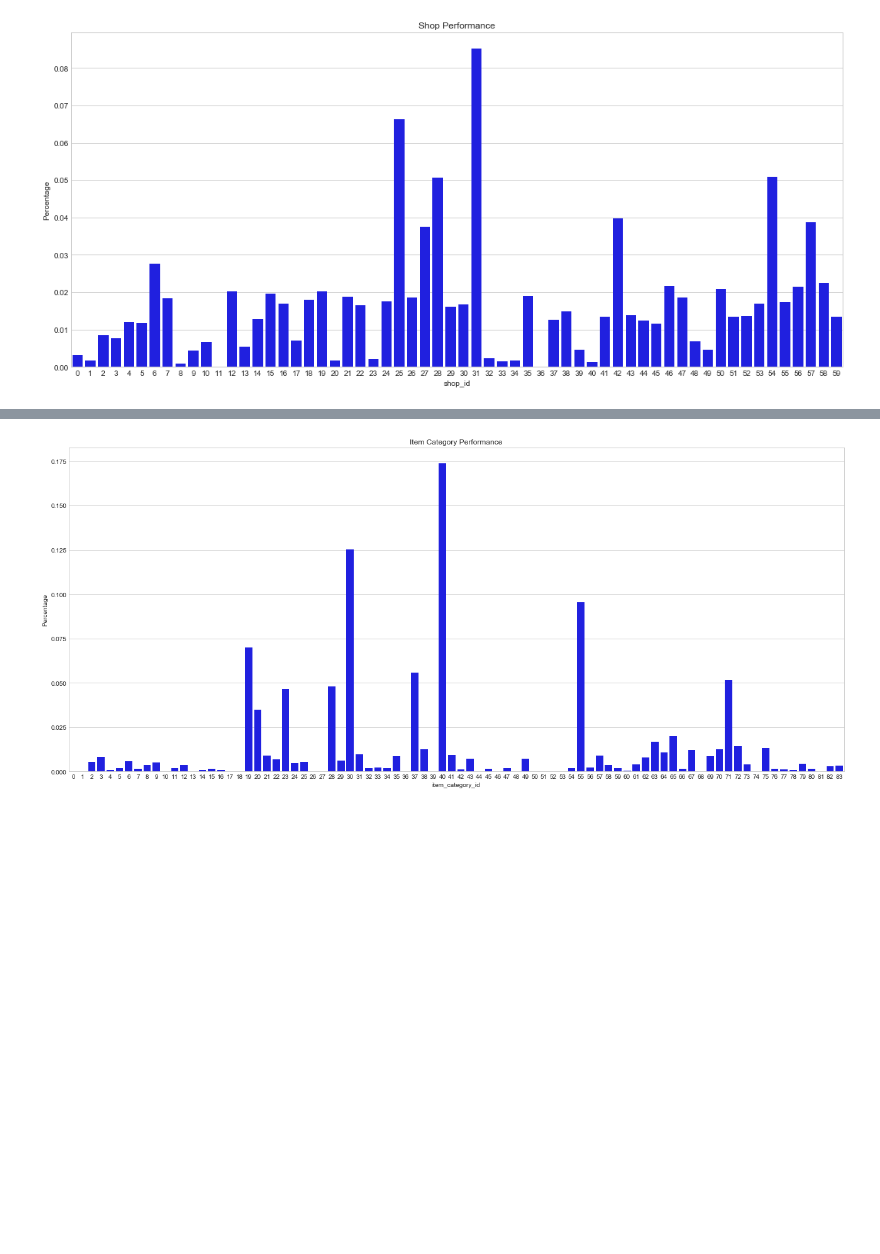
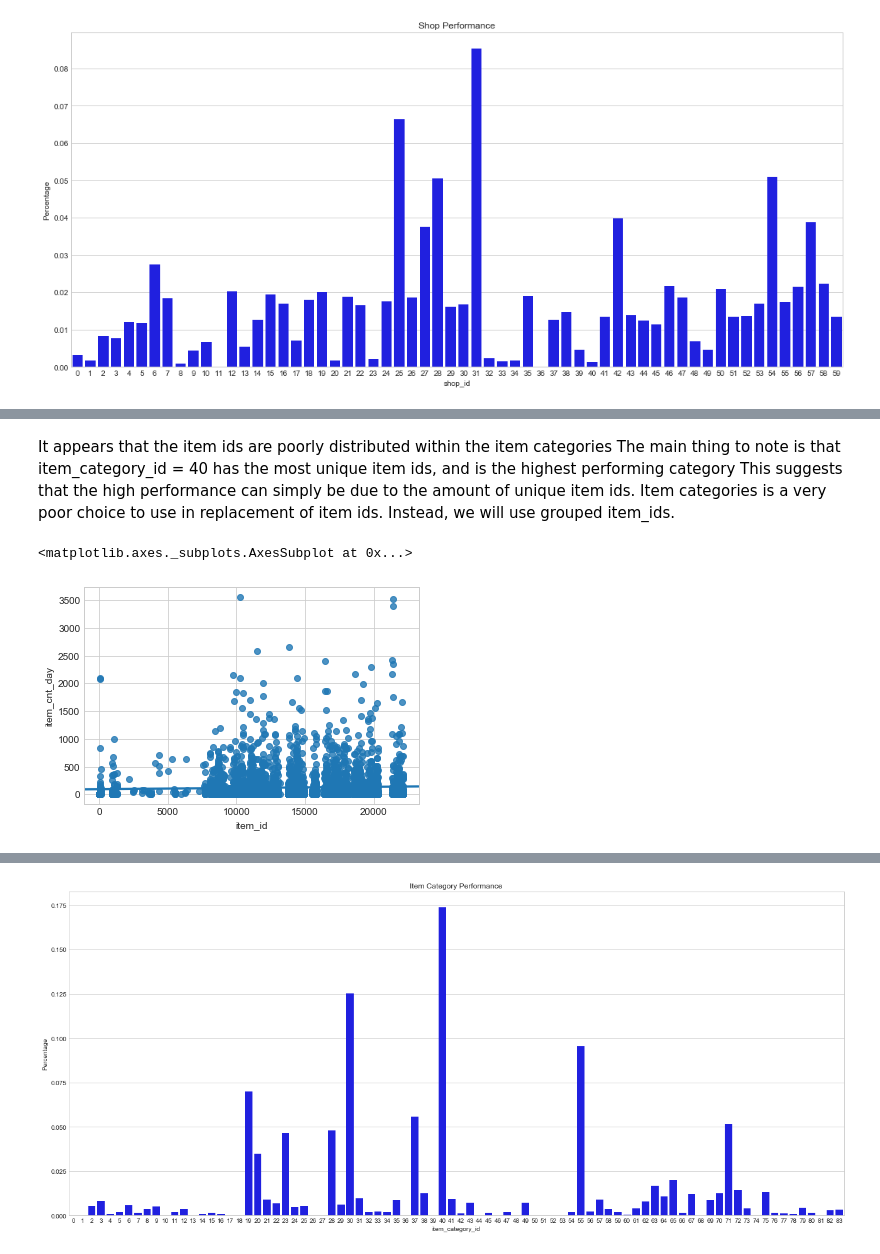
Before and after one commit to huynhe/Kaggle-Predict-Future-Sales, a Jupyter notebook: Data Capstone Project 1 Machine Learning.ipynb, the cells around one changed output, grey strips where cells are left out. Saved outputs shown, nothing was run; the diff lists cells and outputs as text; code cells hidden in the pictures; blank space fills up the shorter version.

```diff
--- a/Data Capstone Project 1 Machine Learning.ipynb
+++ b/Data Capstone Project 1 Machine Learning.ipynb
@@ -422,0 +404,19 @@ item_cat_df.head()
+# %% [markdown]
+It appears that the item ids are poorly distributed within the item categories
+The main thing to note is that item_category_id = 40 has the most unique item ids, and is the highest performing category
+This suggests that the high performance can simply be due to the amount of unique item ids.
+Item categories is a very poor choice to use in replacement of item ids.
+Instead, we will use grouped item_ids.
+# %%
+# Let's explore the distribution of item id performance in item category id 40 using a scatter plot
+item_cat_40 = training_merge_df[training_merge_df['item_category_id'] == 40]
+item_cat_40 = item_cat_40.groupby('item_id')[['item_cnt_day']].sum()
+
+# Plot the scatterplot
+item_cat_40.reset_index(inplace=True)
+sns.regplot(x =item_cat_40['item_id'], y=item_cat_40['item_cnt_day'])
+
+# There is a large amount of variation in item id performance within a single item category
+# %% [output]
+<matplotlib.axes._subplots.AxesSubplot at 0x...>
+[figure, added]
```
Also changed, not shown: parts of 40 cells of this notebook.
